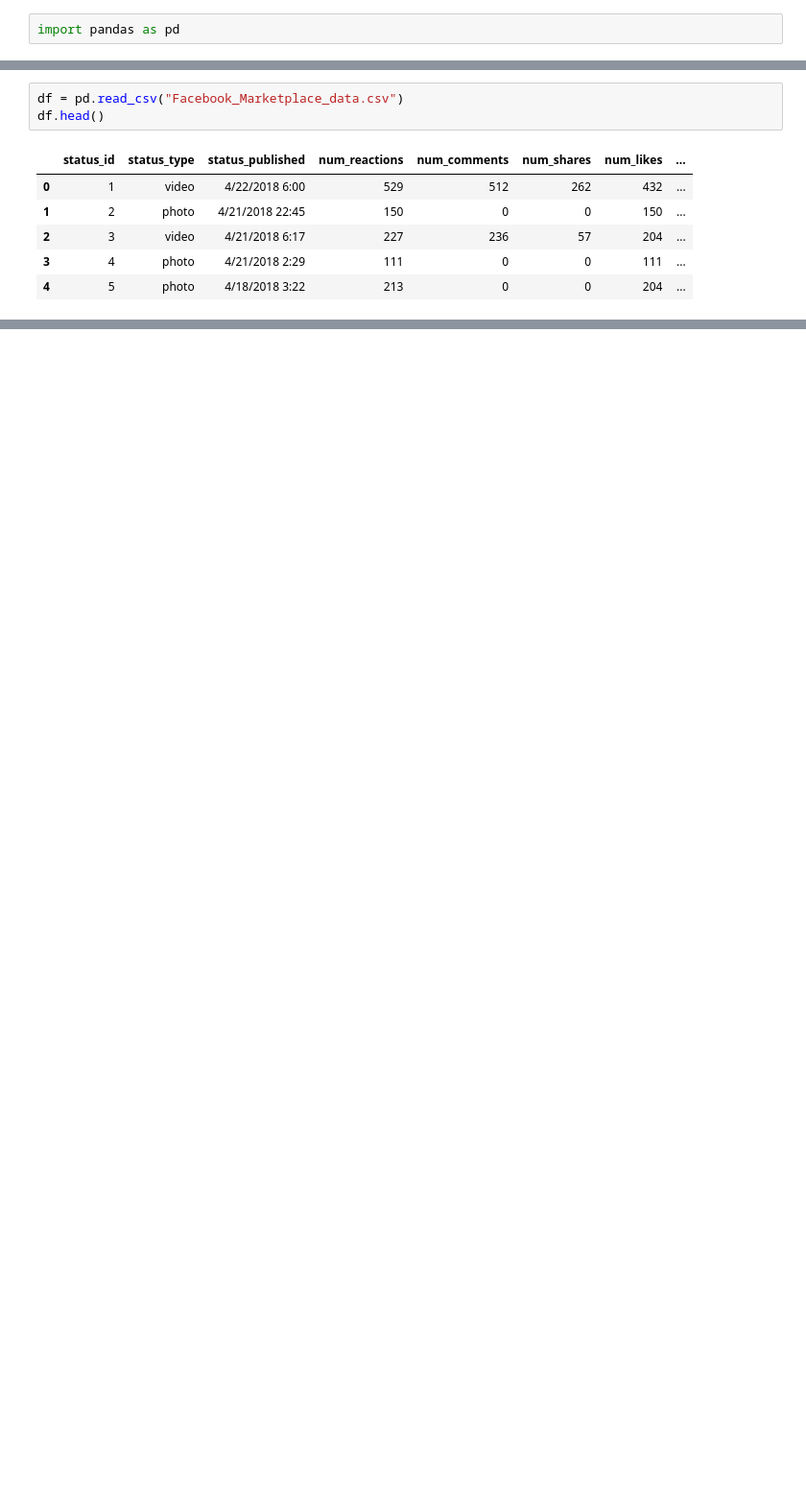
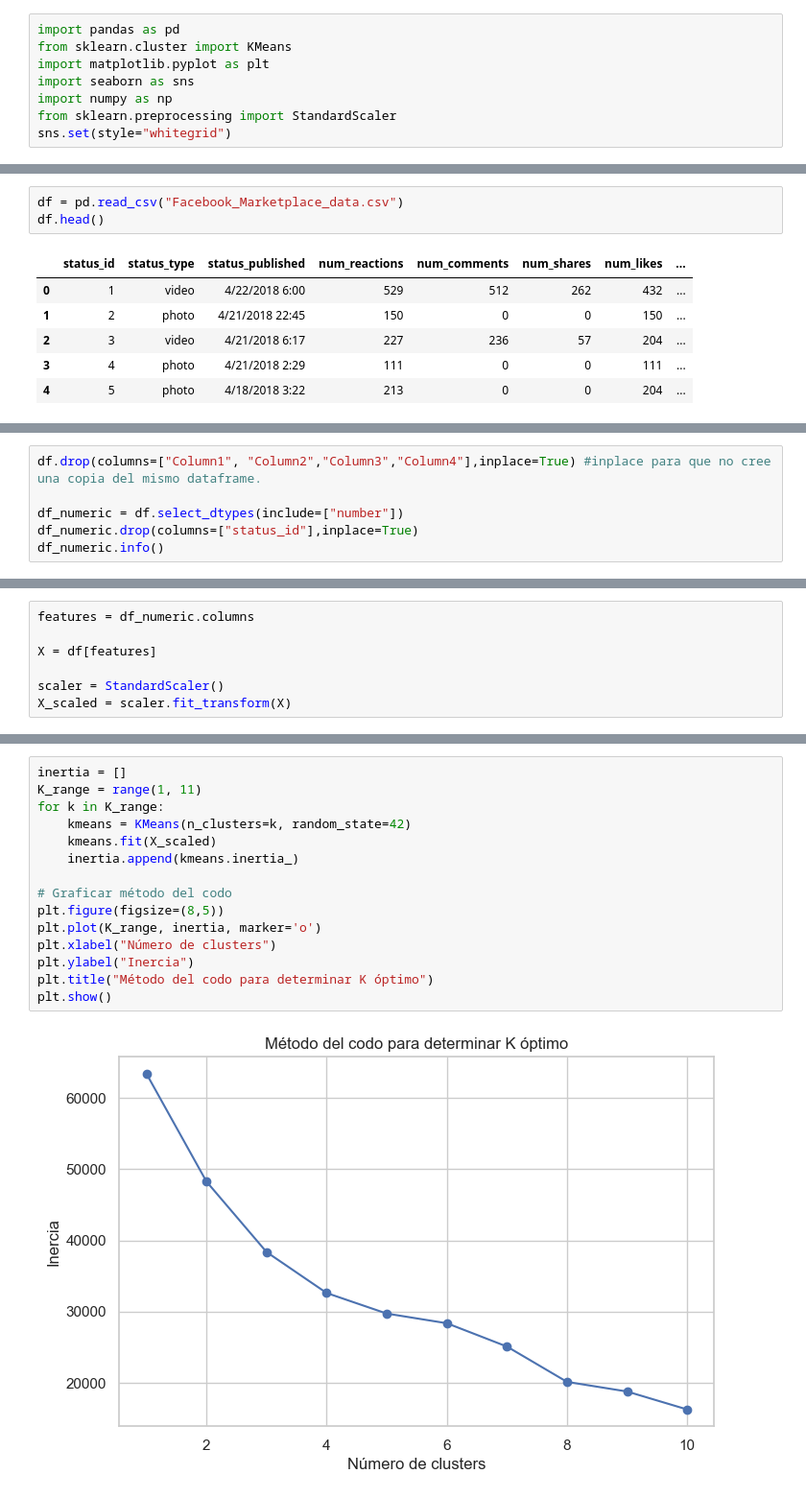
Before and after one commit to Vertiz2405/Actividad4KMeans, a Jupyter notebook: Act4.ipynb, the cells around one changed output, grey strips where cells are left out. Shown at 96% size. Cells and saved outputs as stored; diff of their text form; blank space fills up the shorter version.

Commit message:
Finalización de KMeans

```diff
--- a/Act4.ipynb
+++ b/Act4.ipynb
@@ -1,2 +5,8 @@
 # %%
 import pandas as pd
+from sklearn.cluster import KMeans
+import matplotlib.pyplot as plt
+import seaborn as sns
+import numpy as np
+from sklearn.preprocessing import StandardScaler
+sns.set(style="whitegrid")
@@ -24,0 +63,6 @@ df.describe()
+# %%
+df.drop(columns=["Column1", "Column2","Column3","Column4"],inplace=True) #inplace para que no cree una copia del mismo dataframe.
+
+df_numeric = df.select_dtypes(include=["number"])
+df_numeric.drop(columns=["status_id"],inplace=True)
+df_numeric.info()
@@ -24,0 +94,7 @@ df.describe()
+# %%
+features = df_numeric.columns
+
+X = df[features]
+
+scaler = StandardScaler()
+X_scaled = scaler.fit_transform(X)
@@ -24,0 +103,17 @@ df.describe()
+# %%
+inertia = []
+K_range = range(1, 11)
+for k in K_range:
+    kmeans = KMeans(n_clusters=k, random_state=42)
+    kmeans.fit(X_scaled)
+    inertia.append(kmeans.inertia_)
+
+# Graficar método del codo
+plt.figure(figsize=(8,5))
+plt.plot(K_range, inertia, marker='o')
+plt.xlabel("Número de clusters")
+plt.ylabel("Inercia")
+plt.title("Método del codo para determinar K óptimo")
+plt.show()
+# %% [output]
+[figure, added]
```
Also changed, not shown: parts of 19 cells of this notebook.
